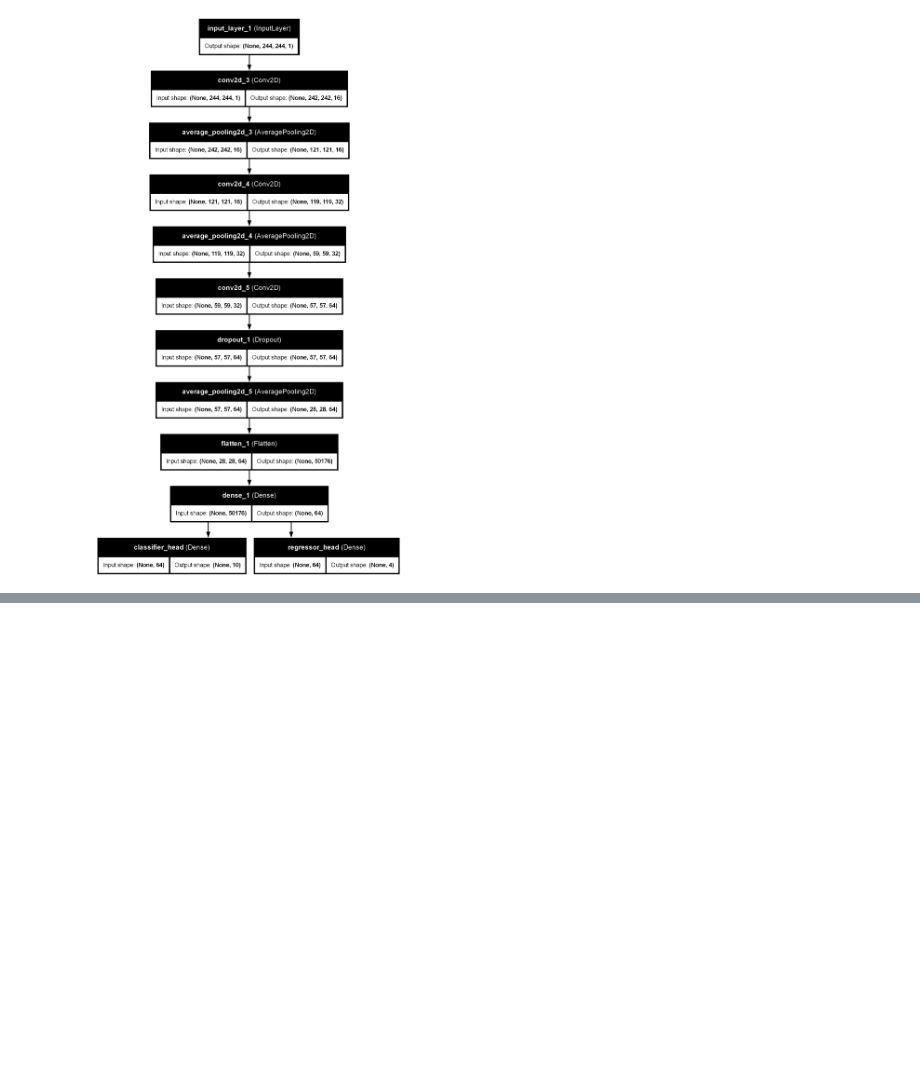
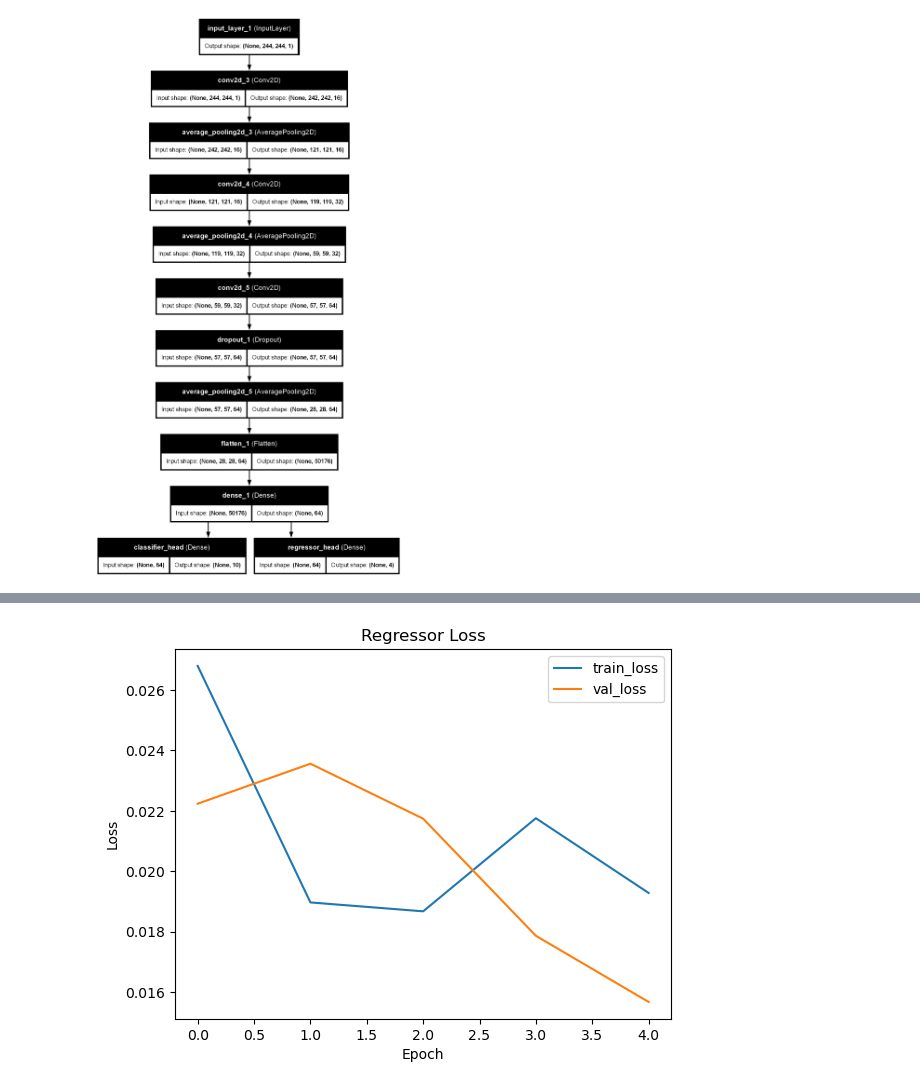
Before and after one commit to moyen-ahmed/Deep-learning, a Jupyter notebook: Building your own Object Detector from scratch using tensorflow.ipynb, the cells around one changed output, grey strips where cells are left out. Cells and saved outputs as stored; diff of their text form; code cells hidden in the pictures; blank space fills up the shorter version.

```diff
--- a/Building your own Object Detector from scratch using tensorflow.ipynb
+++ b/Building your own Object Detector from scratch using tensorflow.ipynb
@@ -1145,0 +1177,10 @@ history = model.fit(train_ds,
+# %%
+plt.plot(history.history['regressor_head_loss'], label='train_loss')
+plt.plot(history.history['val_regressor_head_loss'], label='val_loss')
+plt.title('Regressor Loss')
+plt.ylabel('Loss')
+plt.xlabel('Epoch')
+plt.legend(loc='upper right')
+plt.show()
+# %% [output]
+[figure, added]
```
Also changed, not shown: parts of 3 cells of this notebook.
